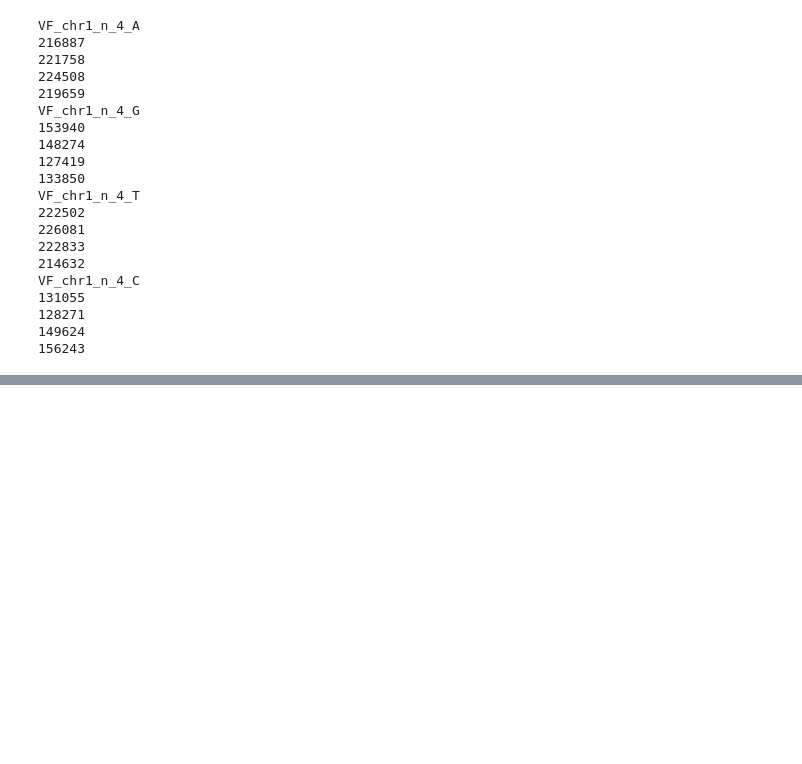
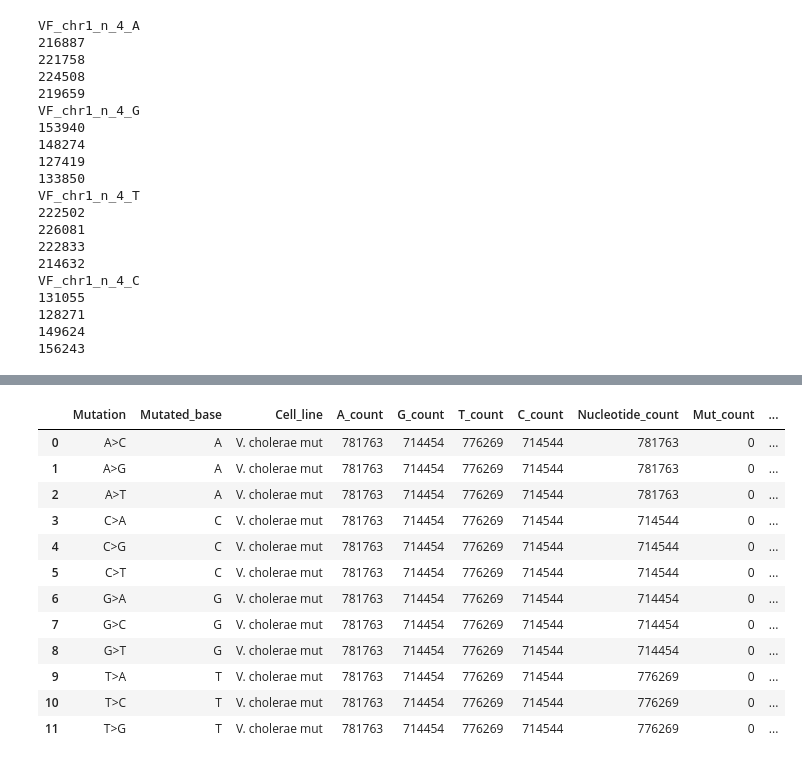
Before and after one commit to Eldar202/V.-Cholerae-history, a Jupyter notebook: Mut_spec_Chr2.ipynb, the cells around one changed output, grey strips where cells are left out. Cells and saved outputs as stored; diff of their text form; code cells hidden in the pictures; blank space fills up the shorter version.

```diff
--- a/Mut_spec_Chr2.ipynb
+++ b/Mut_spec_Chr2.ipynb
@@ -518,16 +597,30 @@ Chr_1_VC_mut_table
 # %%
 def Nuc_count(n):
     if n == 'A':
-        return VF_chr1_A_count
+        return VC_chr1_A_count
     elif n == 'C':
-        return VF_chr1_C_count
+        return VC_chr1_C_count
     elif n == 'G':
-        return VF_chr1_G_count
+        return VC_chr1_G_count
     else:
-        return VF_chr1_T_count
+        return VC_chr1_T_count
 
 Chr_1_VC_mut_table['Nucleotide_count'] = Chr_1_VC_mut_table['Mutated_base'].map(Nuc_count)
 Chr_1_VC_mut_table
+# %% [output]
+|  | Mutation | Mutated_base | Cell_line | A_count | G_count | T_count | C_count | Nucleotide_count | Mut_count | ... |
+| 0 | A>C | A | V. cholerae mut | 781763 | 714454 | 776269 | 714544 | 781763 | 0 | ... |
+| 1 | A>G | A | V. cholerae mut | 781763 | 714454 | 776269 | 714544 | 781763 | 0 | ... |
+| 2 | A>T | A | V. cholerae mut | 781763 | 714454 | 776269 | 714544 | 781763 | 0 | ... |
+| 3 | C>A | C | V. cholerae mut | 781763 | 714454 | 776269 | 714544 | 714544 | 0 | ... |
+| 4 | C>G | C | V. cholerae mut | 781763 | 714454 | 776269 | 714544 | 714544 | 0 | ... |
+| 5 | C>T | C | V. cholerae mut | 781763 | 714454 | 776269 | 714544 | 714544 | 0 | ... |
+| 6 | G>A | G | V. cholerae mut | 781763 | 714454 | 776269 | 714544 | 714454 | 0 | ... |
+| 7 | G>C | G | V. cholerae mut | 781763 | 714454 | 776269 | 714544 | 714454 | 0 | ... |
+| 8 | G>T | G | V. cholerae mut | 781763 | 714454 | 776269 | 714544 | 714454 | 0 | ... |
+| 9 | T>A | T | V. cholerae mut | 781763 | 714454 | 776269 | 714544 | 776269 | 0 | ... |
+| 10 | T>C | T | V. cholerae mut | 781763 | 714454 | 776269 | 714544 | 776269 | 0 | ... |
+| 11 | T>G | T | V. cholerae mut | 781763 | 714454 | 776269 | 714544 | 776269 | 0 | ... |
 # %%
 def Mut_count(n):
     if n == 'A>C':
```
Also changed, not shown: parts of 31 cells of this notebook.
